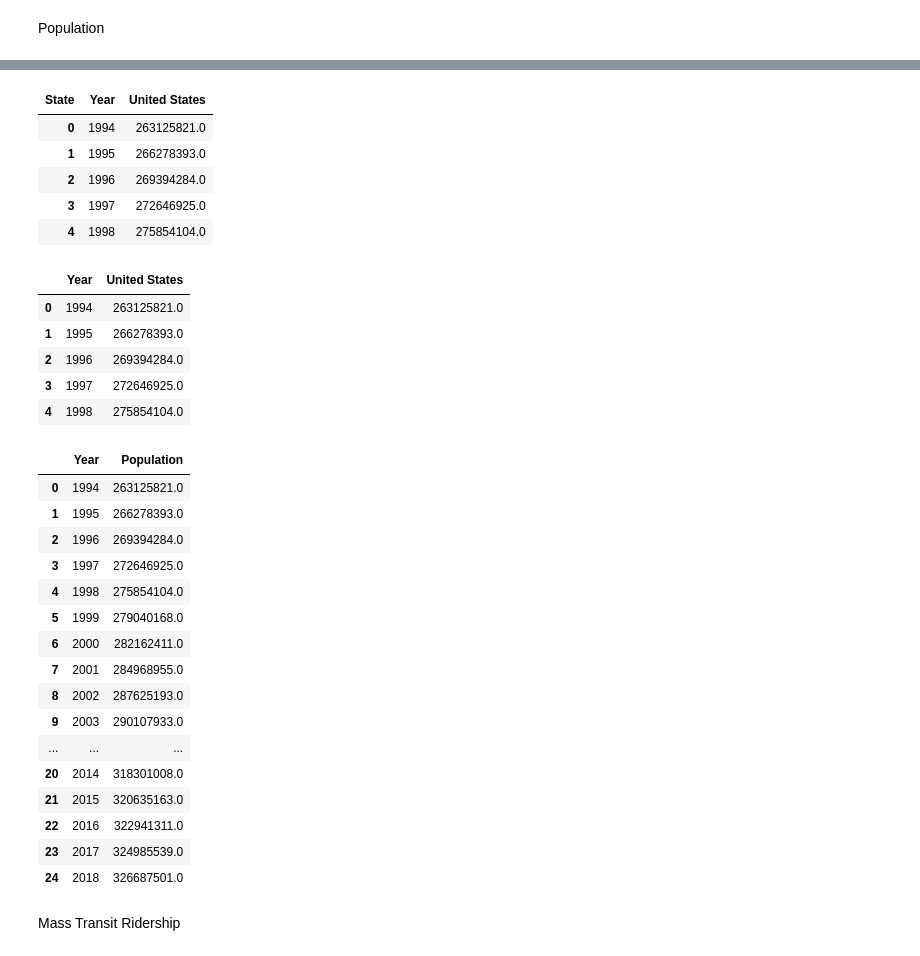
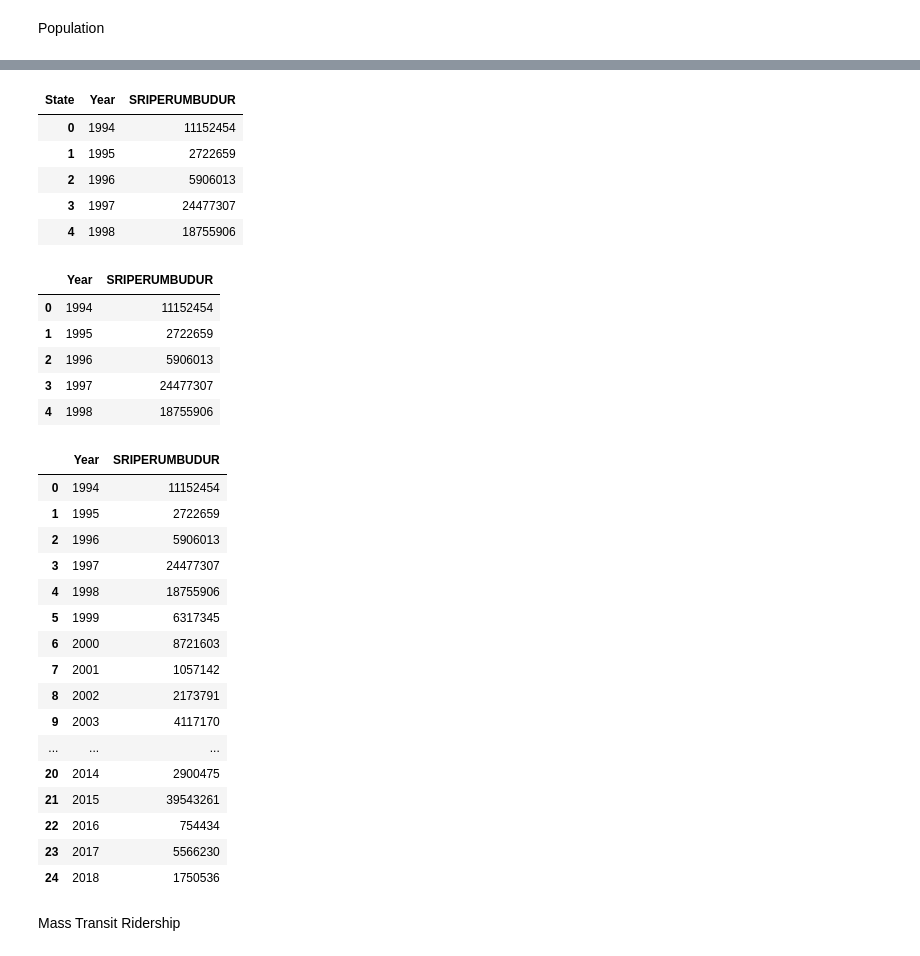
Before and after one commit to NAVEENKUMAR4325/IBM-Z-Datathon---ML-model-for-Transportation, a Jupyter notebook: Carbon_Emission_predictor/carbon_regression_model.ipynb, the cells around one changed output, grey strips where cells are left out. Cells and saved outputs as stored; diff of their text form; code cells hidden in the pictures.

```diff
--- a/Carbon_Emission_predictor/carbon_regression_model.ipynb
+++ b/Carbon_Emission_predictor/carbon_regression_model.ipynb
@@ -311,0 +313,12 @@ GDP.head()
+# %%
+annualData = annualData.groupby(["Year", "State"], as_index=False).agg({
+    "Transportation (MtCO2e)": "sum",  # Aggregating Transportation emissions
+    "State GDP (Million US$ (chained 1997/2005))": "sum",  # Aggregating GDP
+    "Population (People)": "sum",  # Aggregating Population
+    "Transit Ridership": "sum",  # Aggregating Transit Ridership
+    "Highway use of gasoline (thousand gallons)": "sum",  # Aggregating Gasoline Use
+    "Highway vehicle-miles traveled (millions)": "sum",  # Aggregating Vehicle Miles
+    "Vehicles": "sum",  # Aggregating Vehicle Count
+    "sq mi": "first",  # Assuming square miles remain constant, so taking the first value
+    "tempHigh": "mean"  # Taking the average of the temperature highs
+})
@@ -424,6 +463,6 @@ pop.head()
 # %%
 # Create new DataFrame with only desired columns
-popData = pop[["Year", "United States"]].copy()
+popData = pop[["Year", "SRIPERUMBUDUR"]].copy()
 
 # Display DataFrame
 popData.head()
@@ -442,12 +481,12 @@ popData.reset_index(inplace = True, drop = True)
 # Display DataFrame
 popData.head()
 # %% [output]
-| State | Year | United States |
-| 0 | 1994 | 263125821.0 |
-| 1 | 1995 | 266278393.0 |
-| 2 | 1996 | 269394284.0 |
-| 3 | 1997 | 272646925.0 |
-| 4 | 1998 | 275854104.0 |
+| State | Year | SRIPERUMBUDUR |
+| 0 | 1994 | 11152454 |
+| 1 | 1995 | 2722659 |
+| 2 | 1996 | 5906013 |
+| 3 | 1997 | 24477307 |
+| 4 | 1998 | 18755906 |
 # %%
 # Drop index label
 popData.columns.name = None
@@ -455,36 +494,36 @@ popData.columns.name = None
 # Display DataFrame
 popData.head()
 # %% [output]
-|  | Year | United States |
-| 0 | 1994 | 263125821.0 |
-| 1 | 1995 | 266278393.0 |
-| 2 | 1996 | 269394284.0 |
-| 3 | 1997 | 272646925.0 |
-| 4 | 1998 | 275854104.0 |
+|  | Year | SRIPERUMBUDUR |
+| 0 | 1994 | 11152454 |
+| 1 | 1995 | 2722659 |
+| 2 | 1996 | 5906013 |
+| 3 | 1997 | 24477307 |
+| 4 | 1998 | 18755906 |
 # %%
 # Rename column
-popData = popData.rename(columns = {"United States":"Population"})
+popData = popData.rename(columns = {"RIPERUMBUDUR":"Population"})
 
 # Display DataFrame
 popData
 # %% [output]
-|  | Year | Population |
-| 0 | 1994 | 263125821.0 |
-| 1 | 1995 | 266278393.0 |
-| 2 | 1996 | 269394284.0 |
-| 3 | 1997 | 272646925.0 |
-| 4 | 1998 | 275854104.0 |
-| 5 | 1999 | 279040168.0 |
-| 6 | 2000 | 282162411.0 |
-| 7 | 2001 | 284968955.0 |
-| 8 | 2002 | 287625193.0 |
-| 9 | 2003 | 290107933.0 |
+|  | Year | SRIPERUMBUDUR |
+| 0 | 1994 | 11152454 |
+| 1 | 1995 | 2722659 |
+| 2 | 1996 | 5906013 |
+| 3 | 1997 | 24477307 |
+| 4 | 1998 | 18755906 |
+| 5 | 1999 | 6317345 |
+| 6 | 2000 | 8721603 |
+| 7 | 2001 | 1057142 |
+| 8 | 2002 | 2173791 |
+| 9 | 2003 | 4117170 |
 | ... | ... | ... |
-| 20 | 2014 | 318301008.0 |
-| 21 | 2015 | 320635163.0 |
-| 22 | 2016 | 322941311.0 |
-| 23 | 2017 | 324985539.0 |
-| 24 | 2018 | 326687501.0 |
+| 20 | 2014 | 2900475 |
+| 21 | 2015 | 39543261 |
+| 22 | 2016 | 754434 |
+| 23 | 2017 | 5566230 |
+| 24 | 2018 | 1750536 |
 # %% [markdown]
 Mass Transit Ridership
 # %%
```
Also changed, not shown: parts of 76 cells of this notebook, 5 other files.
